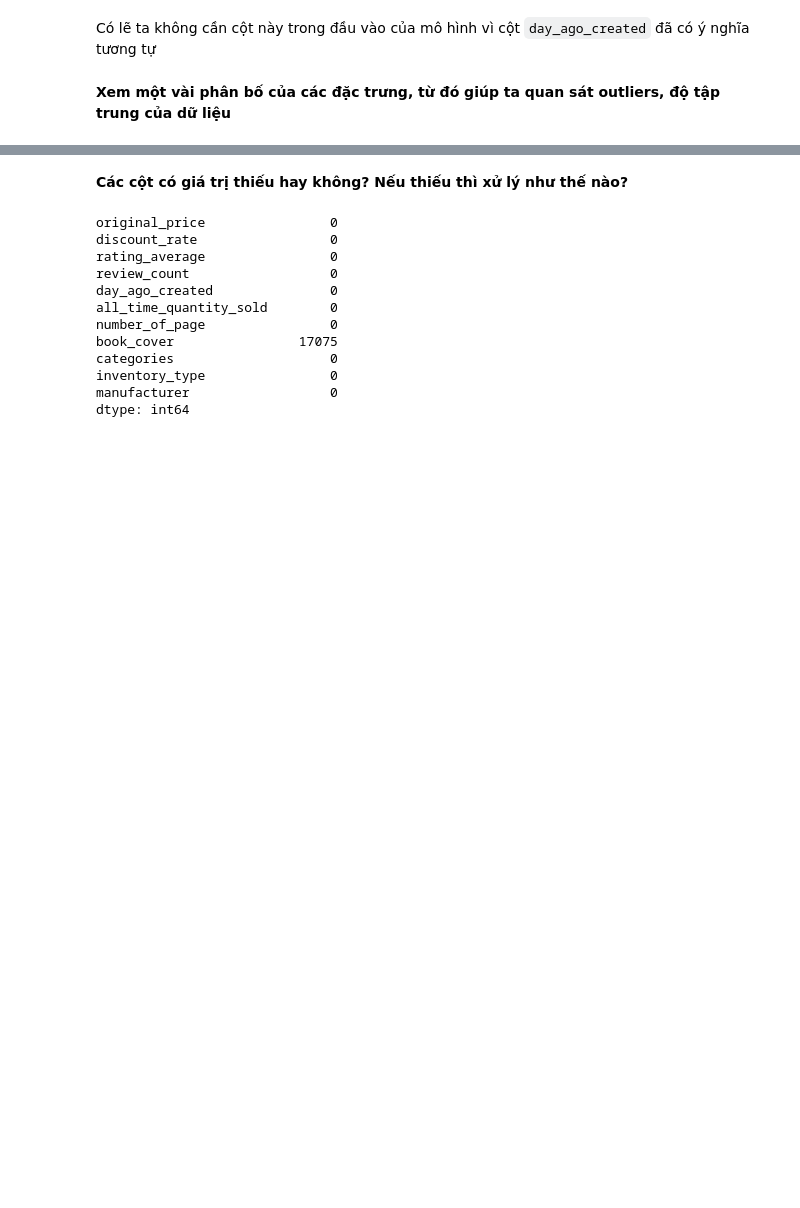
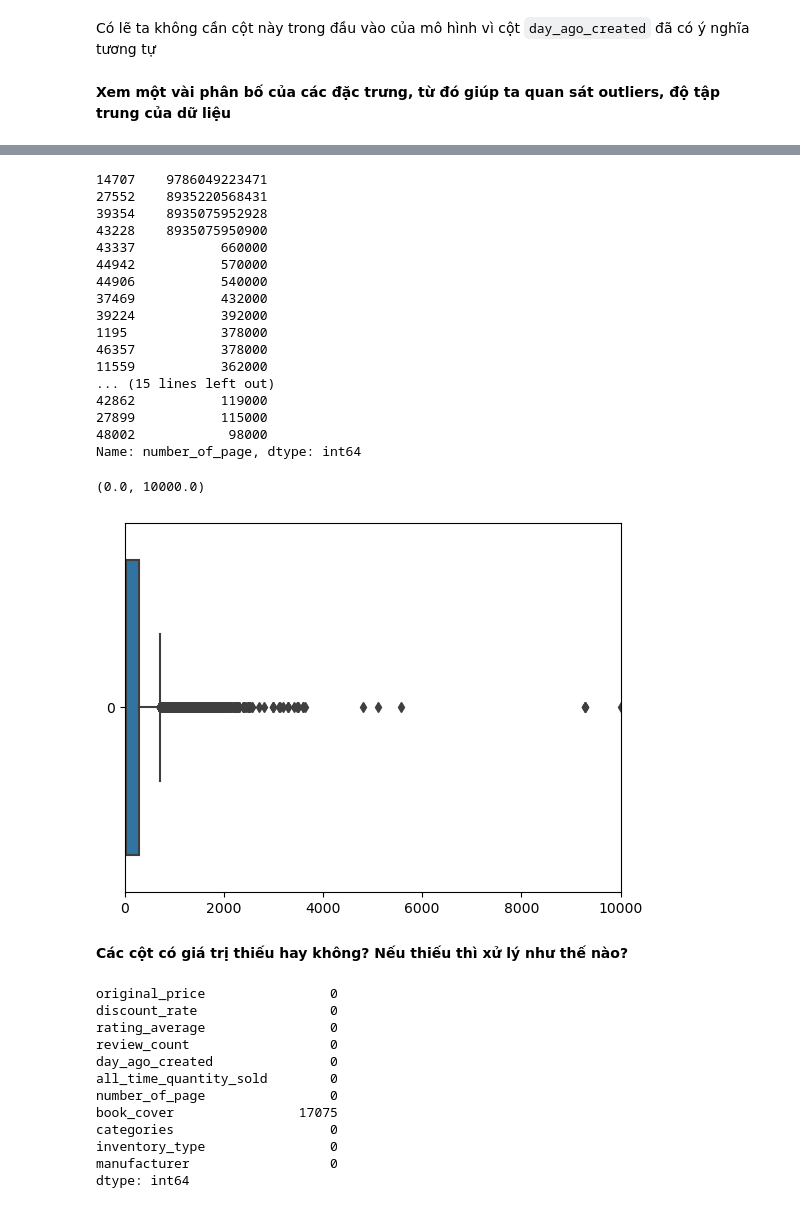
Before and after one commit to Miruku2201/NMKHDL_Final_Project, a Jupyter notebook: models.ipynb, the cells around one changed output, grey strips where cells are left out. Drawn from its saved outputs; the diff is of its cells as text; code cells hidden in the pictures; blank space fills up the shorter version.

```diff
--- a/models.ipynb
+++ b/models.ipynb
@@ -213,3 +224,29 @@ plt.show()
+# %%
+# flierprops = dict(marker='o', markersize=5)
+print(numeric_df['number_of_page'].sort_values(ascending=False)[:30])
+sns.boxplot(data = numeric_df['number_of_page'].reset_index(drop=True)
+              , orient='h')
+plt.xlim(0, 1e4)
+# %% [output]
+14707    9786049223471
+27552    8935220568431
+39354    8935075952928
+43228    8935075950900
+43337           660000
+44942           570000
+44906           540000
+37469           432000
+39224           392000
+1195            378000
+46357           378000
+11559           362000
+... (15 lines left out)
+42862           119000
+27899           115000
+48002            98000
+Name: number_of_page, dtype: int64
+(0.0, 10000.0)
+[figure, added]
 # %% [markdown]
 **Các cột có giá trị thiếu hay không? Nếu thiếu thì xử lý như thế nào?**
 # %%
```
Also changed, not shown: parts of 26 cells of this notebook.
